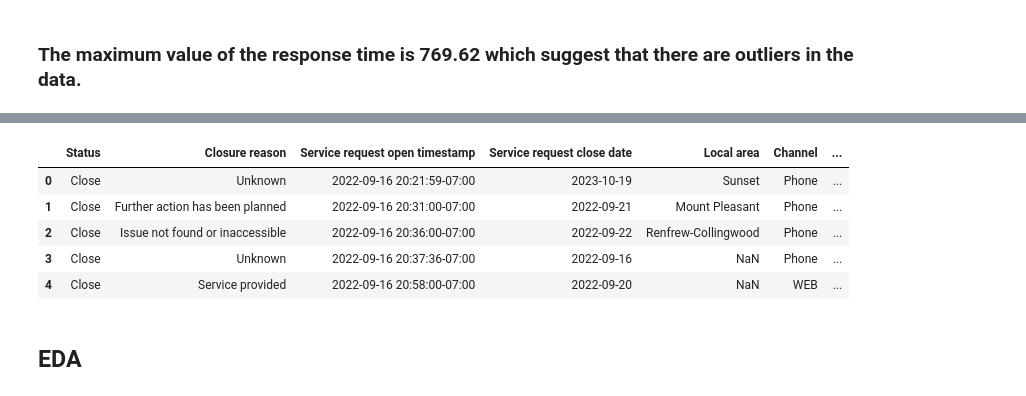
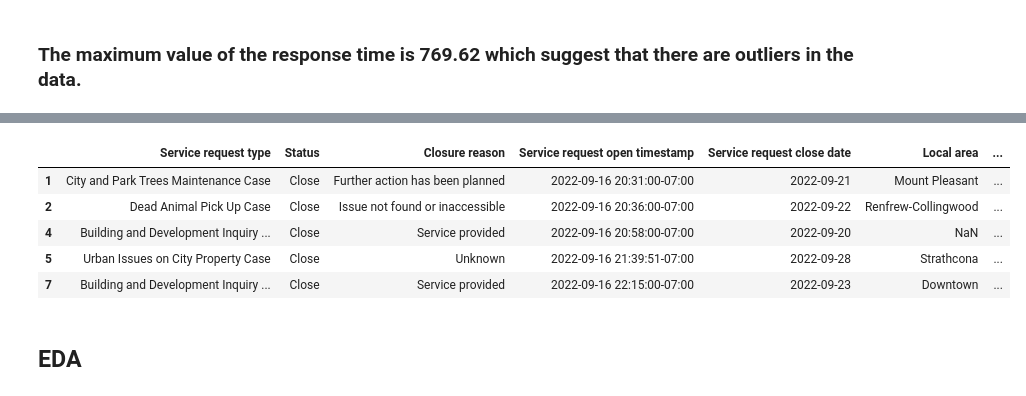
Before and after one commit to 0x1AY/Van311-Statistical-Analysis, a Jupyter notebook: main.ipynb, the cells around one changed output, grey strips where cells are left out. Cells and saved outputs as stored; diff of their text form; code cells hidden in the pictures.

```diff
--- a/main.ipynb
+++ b/main.ipynb
@@ -142,3 +142,8 @@ df.describe()
 | std | NaN | 0.022977 | 0.043035 | NaN | NaN | 23.401933 |
 # %% [markdown]
 ### The maximum value of the response time is 769.62 which suggest that there are outliers in the data.
+# %%
+# filter out response time with negative values.
+df = df[df['response_time'] >= 0]
+df.describe()
+# df['response_time'].describe()
@@ -180,9 +189,9 @@ IQR = Q3 - Q1
 # Filter out outliers
 lower_bound = Q1 - 1.5 * IQR
 upper_bound = Q3 + 1.5 * IQR
-filtered_df = df[(df['response_time'] >= lower_bound) & (df['response_time'] <= upper_bound)]
+df = df[(df['response_time'] >= lower_bound) & (df['response_time'] <= upper_bound)]
 # df_filtered = df[df['response_time'] < 21]
 
 # Basic statistics
-print(filtered_df['response_time'].describe())
+print(df['response_time'].describe())
 # %% [output]
@@ -477,18 +469,18 @@ df.head()
 # %%
 # I am going to drop some columns to reduce size of file which i would upload to github for EDA.
 
-columns_to_drop = ['Department', 'Service request type', 'Last modified timestamp', 'Address', 'Latitude', 'Longitude', 'geom']
+columns_to_drop = ['Department', 'Last modified timestamp', 'Address', 'Latitude', 'Longitude', 'geom']
 
 # Drop the specified columns
 df_dropped = df.drop(columns=columns_to_drop)
 
 # Display the DataFrame after dropping columns
 df_dropped.head()
 # %% [output]
-|  | Status | Closure reason | Service request open timestamp | Service request close date | Local area | Channel | ... |
-| 0 | Close | Unknown | 2022-09-16 20:21:59-07:00 | 2023-10-19 | Sunset | Phone | ... |
-| 1 | Close | Further action has been planned | 2022-09-16 20:31:00-07:00 | 2022-09-21 | Mount Pleasant | Phone | ... |
-| 2 | Close | Issue not found or inaccessible | 2022-09-16 20:36:00-07:00 | 2022-09-22 | Renfrew-Collingwood | Phone | ... |
-| 3 | Close | Unknown | 2022-09-16 20:37:36-07:00 | 2022-09-16 | NaN | Phone | ... |
-| 4 | Close | Service provided | 2022-09-16 20:58:00-07:00 | 2022-09-20 | NaN | WEB | ... |
+|  | Service request type | Status | Closure reason | Service request open timestamp | Service request close date | Local area | ... |
+| 1 | City and Park Trees Maintenance Case | Close | Further action has been planned | 2022-09-16 20:31:00-07:00 | 2022-09-21 | Mount Pleasant | ... |
+| 2 | Dead Animal Pick Up Case | Close | Issue not found or inaccessible | 2022-09-16 20:36:00-07:00 | 2022-09-22 | Renfrew-Collingwood | ... |
+| 4 | Building and Development Inquiry ... | Close | Service provided | 2022-09-16 20:58:00-07:00 | 2022-09-20 | NaN | ... |
+| 5 | Urban Issues on City Property Case | Close | Unknown | 2022-09-16 21:39:51-07:00 | 2022-09-28 | Strathcona | ... |
+| 7 | Building and Development Inquiry ... | Close | Service provided | 2022-09-16 22:15:00-07:00 | 2022-09-23 | Downtown | ... |
 # %%
```
Also changed, not shown: parts of 12 cells of this notebook, 1 other file.
